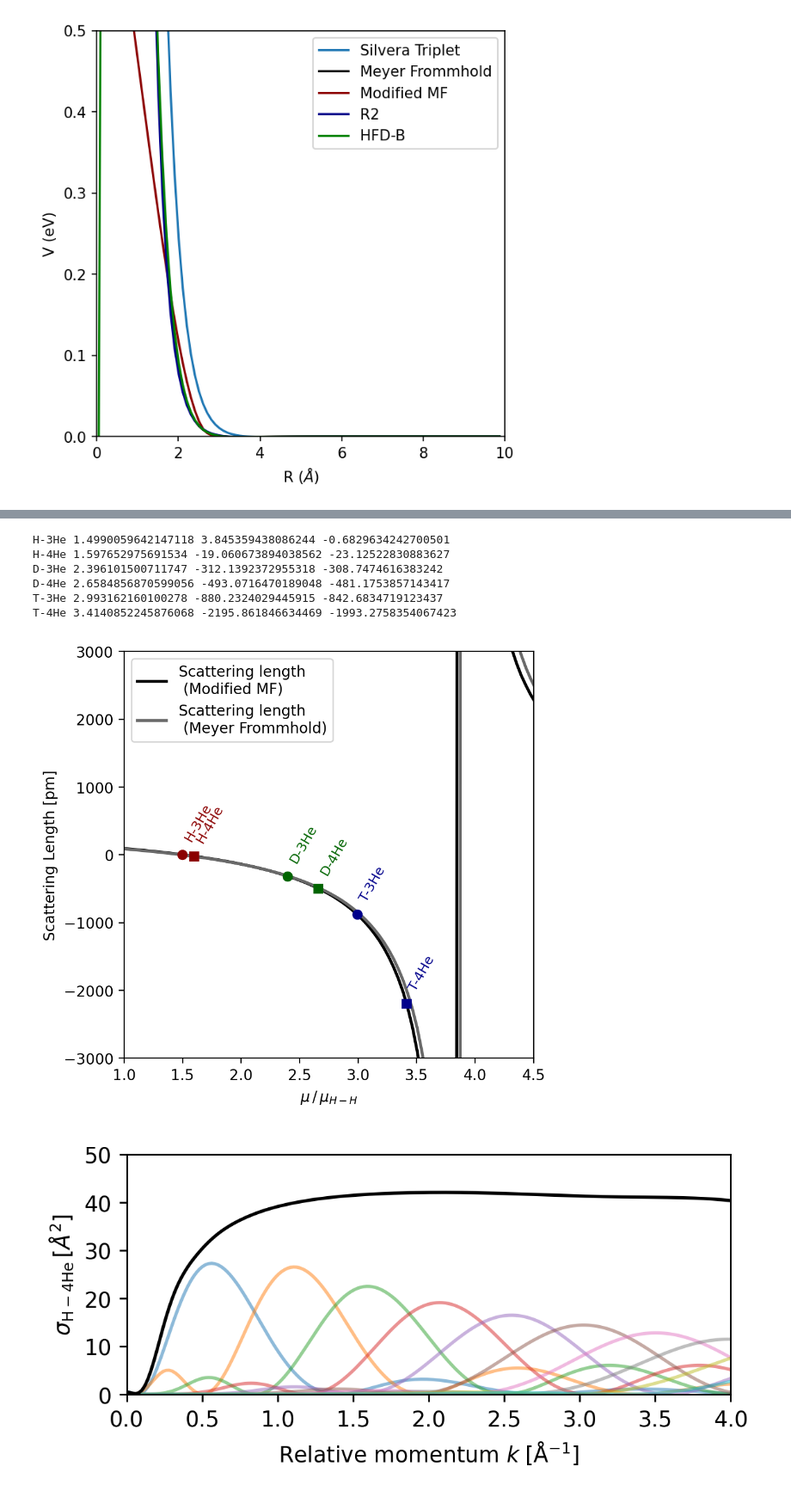
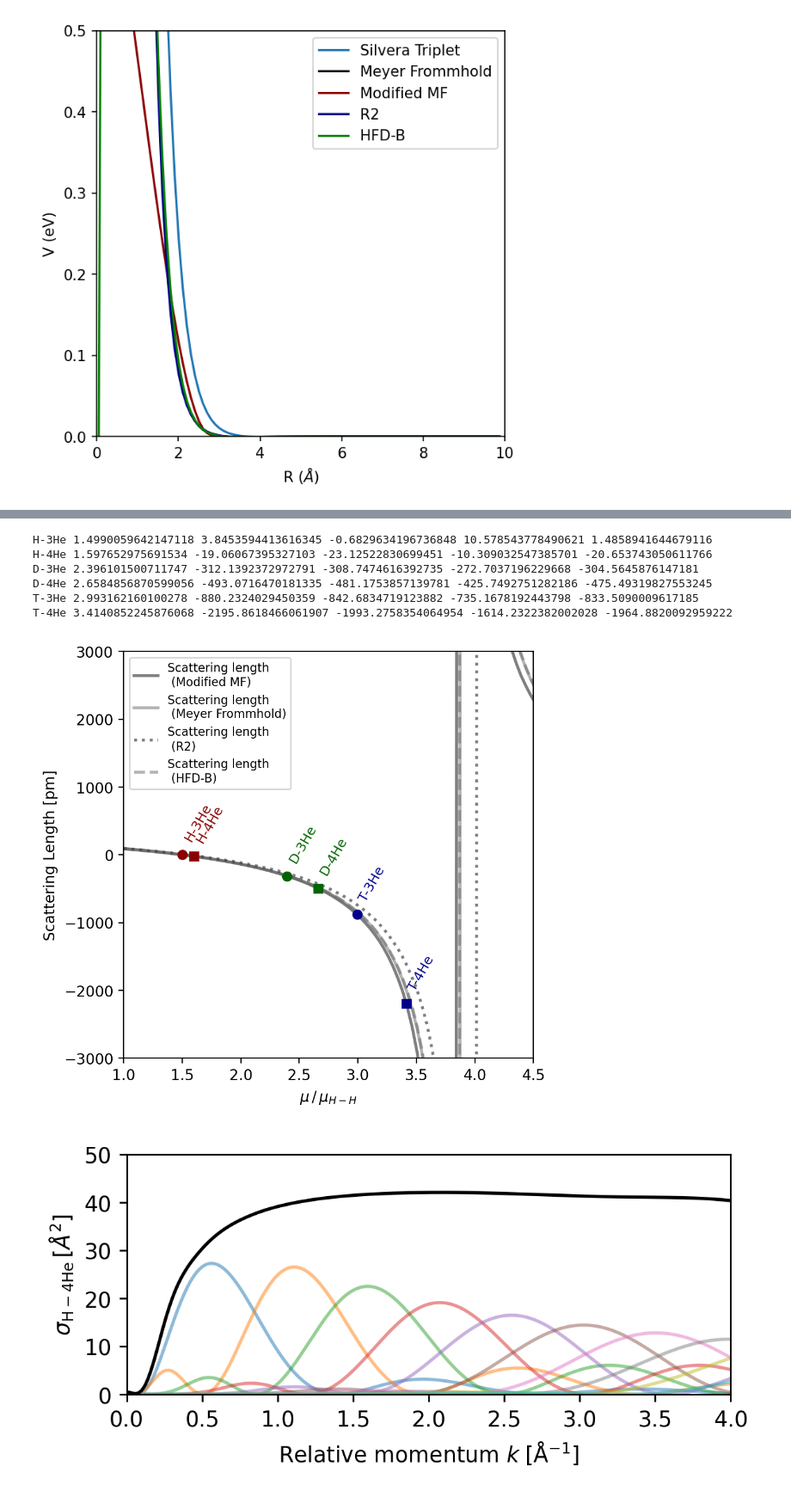
Before and after one commit to UTA-NURES/AtomicTrit, a Jupyter notebook: examples/HeH.ipynb, the cells around one changed output, grey strips where cells are left out. Shown at 86% size. Drawn from its saved outputs; the diff is of its cells as text; code cells hidden in the pictures.

Commit message:
upd: update scattering cross-section HFD-B

```diff
--- a/examples/HeH.ipynb
+++ b/examples/HeH.ipynb
@@ -54,6 +54,12 @@ def ExtendedMF(R):
 
 def ModifiedMF(R):
     return potentials.CompositePotential(R, [interpShort, ExtendedMF], [0, 6.0 * bohr, 1e6])
+
+def R2(R):
+    return potentials.R2(R)
+
+def HFD_B(R):
+    return potentials.HFD_B(R)
 # %%
 #Plot potentials. For comparison also can include the Silvert triplet
 
@@ -91,7 +100,8 @@ plt.xlim(2,6)
 
 scatlengthsMF=[]
 scatlengthsMod=[]
-
+scatlengthsR2=[]
+scatlengthsHFD_B= []
 r0       = 1e-9
 pin      = 1e-4
 intlimit = 100 * constants.BohrInAng/constants.hcInEVAngstrom
@@ -105,37 +115,43 @@ for mu in mus:
 
     scatlengthsMF.append(elastic.GetScatteringLength(rhos, pin, 0, mu*muH, ExtendedMF, 'Radau')[-1]*constants.hcInEVAngstrom)
     scatlengthsMod.append(elastic.GetScatteringLength(rhos, pin, 0, mu*muH, ModifiedMF, 'Radau')[-1]*constants.hcInEVAngstrom)
+    scatlengthsR2.append(elastic.GetScatteringLength(rhos, pin, 0, mu*muH, R2, 'Radau')[-1]*constants.hcInEVAngstrom)
+    scatlengthsHFD_B.append(elastic.GetScatteringLength(rhos, pin, 0, mu*muH, HFD_B, 'Radau')[-1]*constants.hcInEVAngstrom)
 # %%
 #Make zero energy limit scat length plot
 
 plt.figure(figsize=(5,5),dpi=200)
 
-plt.plot(mus,np.array(scatlengthsMod)*100,label='Scattering length\n (Modified MF)',color='black',linewidth=2)
-plt.plot(mus,np.array(scatlengthsMF)*100,label='Scattering length\n (Meyer Frommhold)',color='dimgrey',linewidth=2)
+plt.plot(mus,np.array(scatlengthsMod)*100,label='Scattering length\n (Modified MF)',color='black',linewidth=2, alpha = 0.5)
+plt.plot(mus,np.array(scatlengthsMF)*100,label='Scattering length\n (Meyer Frommhold)',color='dimgrey',linewidth=2, alpha = 0.5)
+plt.plot(mus,np.array(scatlengthsR2)*100,label='Scattering length\n (R2)',color='black',linewidth=2, linestyle = ':', alpha = 0.5)
+plt.plot(mus,np.array(scatlengthsHFD_B)*100,label='Scattering length\n (HFD-B)',color='dimgrey',linewidth=2, linestyle = '--', alpha = 0.5)
 Markers=['o','s']
 Colors=['DarkRed','DarkGreen','DarkBlue']
 for Hi in range(0,len(HMasses)):
     for Hei in range(0,len(HeMasses)):
         RedMass=2.*HMasses[Hi]*HeMasses[Hei]/(HMasses[Hi]+HeMasses[Hei])
         a1 = elastic.GetScatteringLength(rhos, pin, 0, RedMass*muH, ModifiedMF, 'Radau')[-1]*constants.hcInEVAngstrom
         a2 = elastic.GetScatteringLength(rhos, pin, 0, RedMass*muH, ExtendedMF, 'Radau')[-1]*constants.hcInEVAngstrom
+        a3 = elastic.GetScatteringLength(rhos, pin, 0, RedMass*muH, R2, 'Radau')[-1]*constants.hcInEVAngstrom
+        a4 = elastic.GetScatteringLength(rhos, pin, 0, RedMass*muH, HFD_B, 'Radau')[-1]*constants.hcInEVAngstrom
         name= HAtoms[Hi]+"-"+HeAtoms[Hei]
-        print(name, RedMass,a1*100, a2*100)
+        print(name, RedMass,a1*100, a2*100,a3*100, a4*100)
         plt.text(RedMass,a1*100+200,name,rotation=60,fontsize=9,color=Colors[Hi])
         plt.plot(RedMass,a1*100,Markers[Hei],color=Colors[Hi])
-plt.legend(loc='upper left',ncol=1)
+plt.legend(loc='upper left',ncol=1, fontsize = 8)
 plt.xlabel(r"$\mu \, / \, \mu_{H-H}$")
 plt.ylabel(r"Scattering Length [pm]")
 plt.ylim(-3000,3000)
 plt.xlim(1,4.5)
 plt.savefig("Plots/RedMassPlot.png",dpi=200,bbox_inches='tight')
 # %% [output]
-H-3He 1.4990059642147118 3.845359438086244 -0.6829634242700501
-H-4He 1.597652975691534 -19.060673894038562 -23.12522830883627
-D-3He 2.396101500711747 -312.1392372955318 -308.7474616383242
-D-4He 2.6584856870599056 -493.0716470189048 -481.1753857143417
-T-3He 2.993162160100278 -880.2324029445915 -842.6834719123437
-T-4He 3.4140852245876068 -2195.861846634469 -1993.2758354067423
+H-3He 1.4990059642147118 3.8453594413616345 -0.6829634196736848 10.578543778490621 1.4858941644679116
+H-4He 1.597652975691534 -19.06067395327103 -23.12522830699451 -10.309032547385701 -20.653743050611766
+D-3He 2.396101500711747 -312.1392372972791 -308.7474616392735 -272.7037196229668 -304.5645876147181
+D-4He 2.6584856870599056 -493.0716470181335 -481.1753857139781 -425.7492751282186 -475.49319827553245
+T-3He 2.993162160100278 -880.2324029450359 -842.6834719123882 -735.1678192443798 -833.5090009617185
+T-4He 3.4140852245876068 -2195.8618466061907 -1993.2758354064954 -1614.2322382002028 -1964.8820092959222
-[figure, old version]
+[figure, new version]
 # %%
 # Make partial waves plot for H-4He
```
Also changed, not shown: parts of 10 cells of this notebook.
